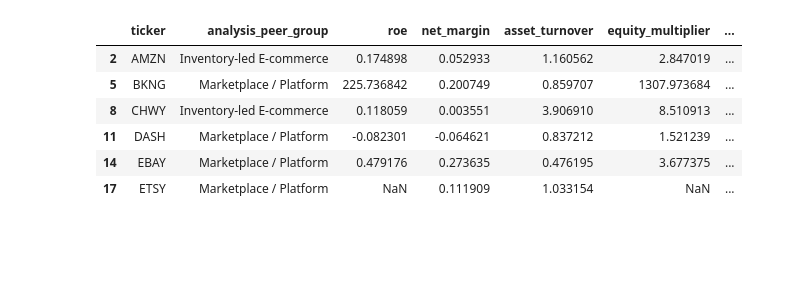
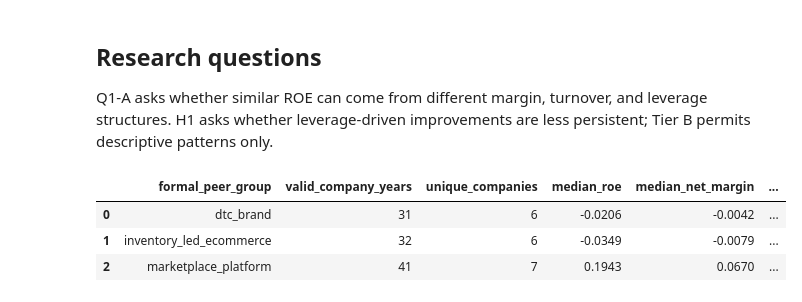
Before and after one commit to yifanwang-mvrk/financial-health-screener, a Jupyter notebook: notebooks/03_q1_analysis.ipynb, the cells around one changed output. Drawn from its saved outputs; the diff is of its cells as text; code cells hidden in the pictures; blank space fills up the shorter version.

```diff
--- a/notebooks/03_q1_analysis.ipynb
+++ b/notebooks/03_q1_analysis.ipynb
@@ -13,19 +13,24 @@ ROOT = Path.cwd()
 if ROOT.name == 'notebooks':
     ROOT = ROOT.parent
 pd.set_option('display.max_columns', 100)
+pd.set_option('display.float_format', lambda value: f'{value:,.4f}')
+# %% [markdown]
+## Research questions
+
+Q1-A asks whether similar ROE can come from different margin, turnover, and leverage structures. H1 asks whether leverage-driven improvements are less persistent; Tier B permits descriptive patterns only.
 # %%
-mart = pd.read_csv(ROOT / 'data/processed/q1_powerbi_mart.csv')
-contributions = pd.read_csv(ROOT / 'data/processed/q1_dupont_contributions.csv')
+peer = pd.read_csv(ROOT / 'data/processed/q1_peer_metric_summary.csv')
+cases = pd.read_csv(ROOT / 'data/processed/q1_company_cases.csv')
+h1 = pd.read_csv(ROOT / 'data/processed/q1_h1_group_summary.csv')
+evidence = pd.read_csv(ROOT / 'data/processed/q1_h1_evidence_summary.csv')
 findings = pd.read_csv(ROOT / 'data/processed/q1_research_findings.csv')
-latest = mart[mart['fiscal_year'] == mart['fiscal_year'].max()]
-display(latest[['ticker', 'analysis_peer_group', 'roe', 'net_margin', 'asset_turnover', 'equity_multiplier', 'quality_warnings']])
-display(contributions[contributions['transition_valid_flag']][['ticker', 'fiscal_year', 'roe_change', 'contribution_margin', 'contribution_turnover', 'contribution_multiplier', 'h1_driver_group']])
+display(peer)
+display(cases[['ticker', 'fiscal_year', 'case_role', 'roe', 'net_margin', 'asset_turnover', 'equity_multiplier', 'quality_warnings']])
+display(h1)
+display(evidence)
 display(findings)
 # %% [output]
-|  | ticker | analysis_peer_group | roe | net_margin | asset_turnover | equity_multiplier | ... |
-| 2 | AMZN | Inventory-led E-commerce | 0.174898 | 0.052933 | 1.160562 | 2.847019 | ... |
-| 5 | BKNG | Marketplace / Platform | 225.736842 | 0.200749 | 0.859707 | 1307.973684 | ... |
-| 8 | CHWY | Inventory-led E-commerce | 0.118059 | 0.003551 | 3.906910 | 8.510913 | ... |
-| 11 | DASH | Marketplace / Platform | -0.082301 | -0.064621 | 0.837212 | 1.521239 | ... |
-| 14 | EBAY | Marketplace / Platform | 0.479176 | 0.273635 | 0.476195 | 3.677375 | ... |
-| 17 | ETSY | Marketplace / Platform | NaN | 0.111909 | 1.033154 | NaN | ... |
+|  | formal_peer_group | valid_company_years | unique_companies | median_roe | median_net_margin | ... |
+| 0 | dtc_brand | 31 | 6 | -0.0206 | -0.0042 | ... |
+| 1 | inventory_led_ecommerce | 32 | 6 | -0.0349 | -0.0079 | ... |
+| 2 | marketplace_platform | 41 | 7 | 0.1943 | 0.0670 | ... |
```
Also changed, not shown: parts of 7 cells of this notebook, 36 other files.
